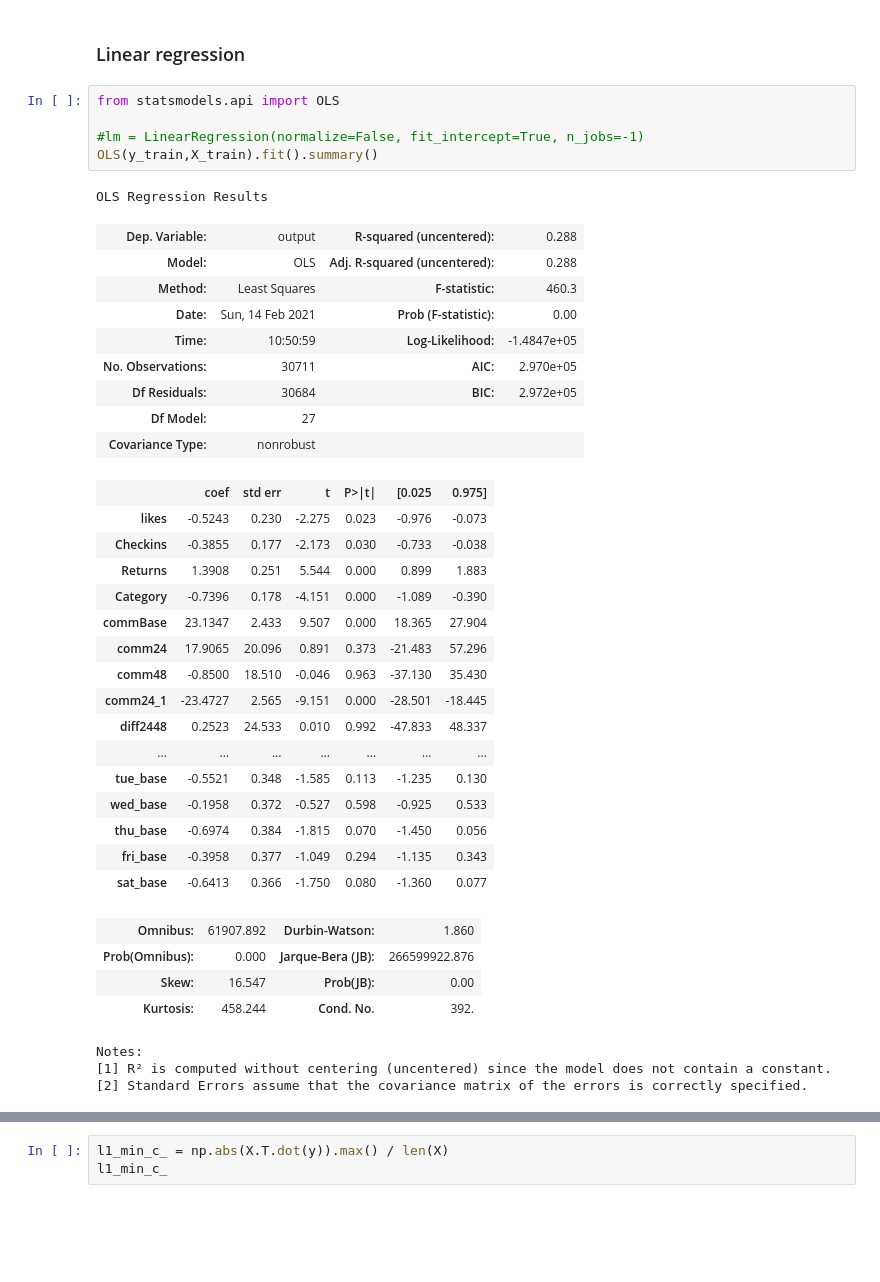
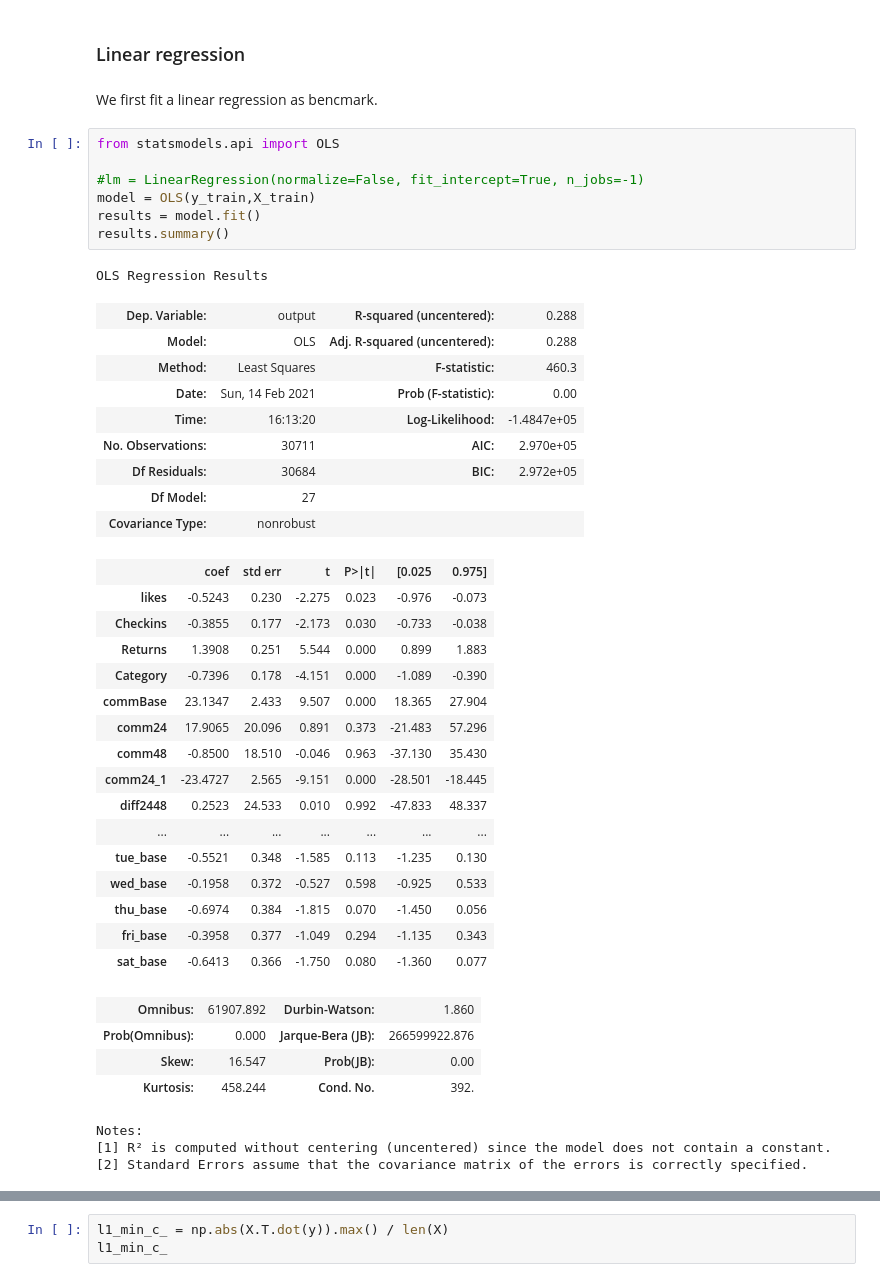
Before and after one commit to GunGro/MA8701, a Jupyter notebook: statlær2_facebookdata.ipynb, the cells around one changed output, grey strips where cells are left out. Cells and saved outputs as stored; diff of their text form; blank space fills up the shorter version.

```diff
--- a/statlær2_facebookdata.ipynb
+++ b/statlær2_facebookdata.ipynb
@@ -218,18 +231,22 @@ print(X_test.shape)
 (10238, 27)
 # %% [markdown]
 ### Linear regression
+# %% [markdown]
+We first fit a linear regression as bencmark.
 # %%
 from statsmodels.api import OLS
 
 #lm = LinearRegression(normalize=False, fit_intercept=True, n_jobs=-1)
-OLS(y_train,X_train).fit().summary()
+model = OLS(y_train,X_train)
+results = model.fit()
+results.summary()
 # %% [output]
 OLS Regression Results
 | Dep. Variable: | output | R-squared (uncentered): | 0.288 |
 | Model: | OLS | Adj. R-squared (uncentered): | 0.288 |
 | Method: | Least Squares | F-statistic: | 460.3 |
 | Date: | Sun, 14 Feb 2021 | Prob (F-statistic): | 0.00 |
-| Time: | 10:50:59 | Log-Likelihood: | -1.4847e+05 |
+| Time: | 16:13:20 | Log-Likelihood: | -1.4847e+05 |
 | No. Observations: | 30711 | AIC: | 2.970e+05 |
 | Df Residuals: | 30684 | BIC: | 2.972e+05 |
 | Df Model: | 27 |  |  |
```
Also changed, not shown: parts of 49 cells of this notebook.
